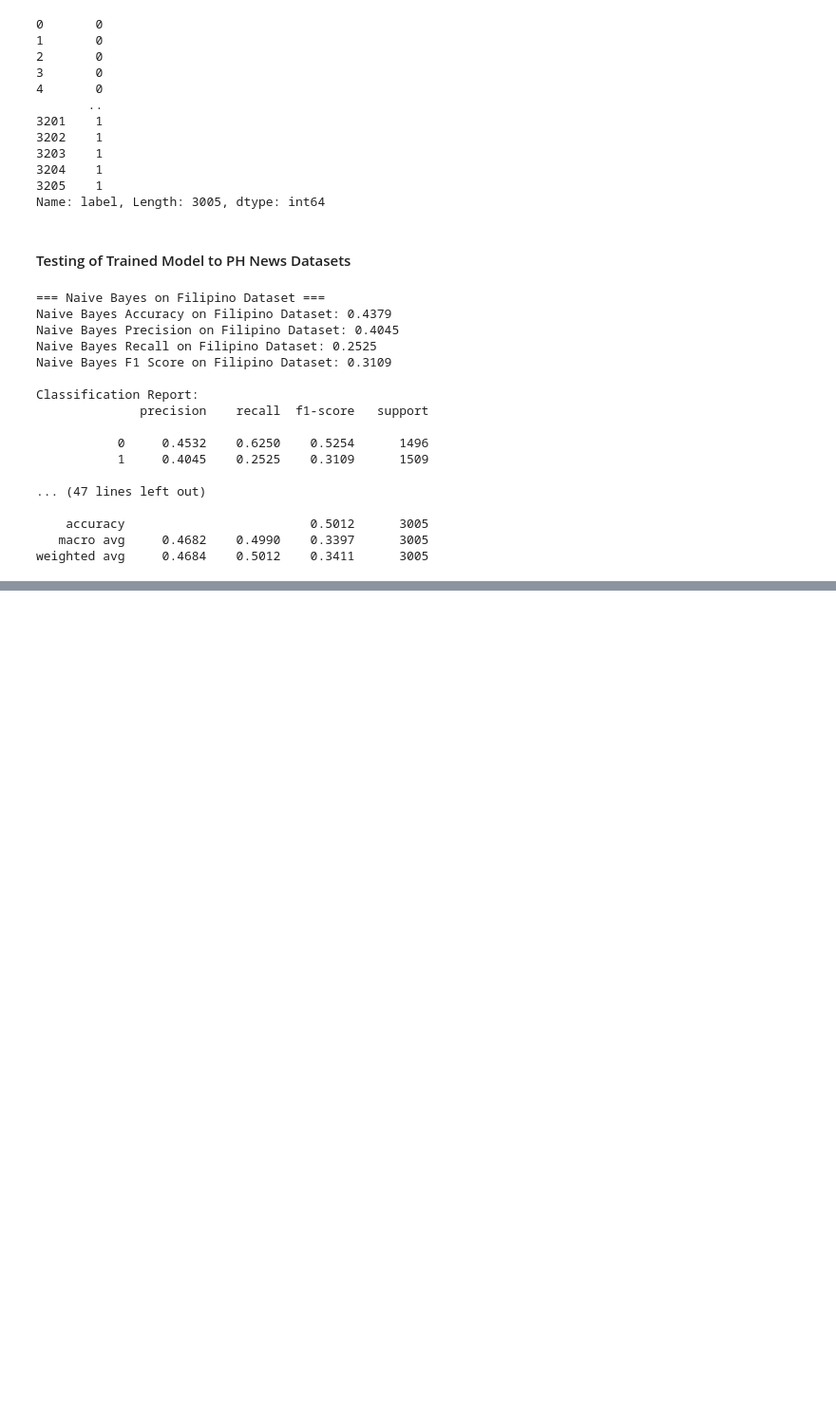
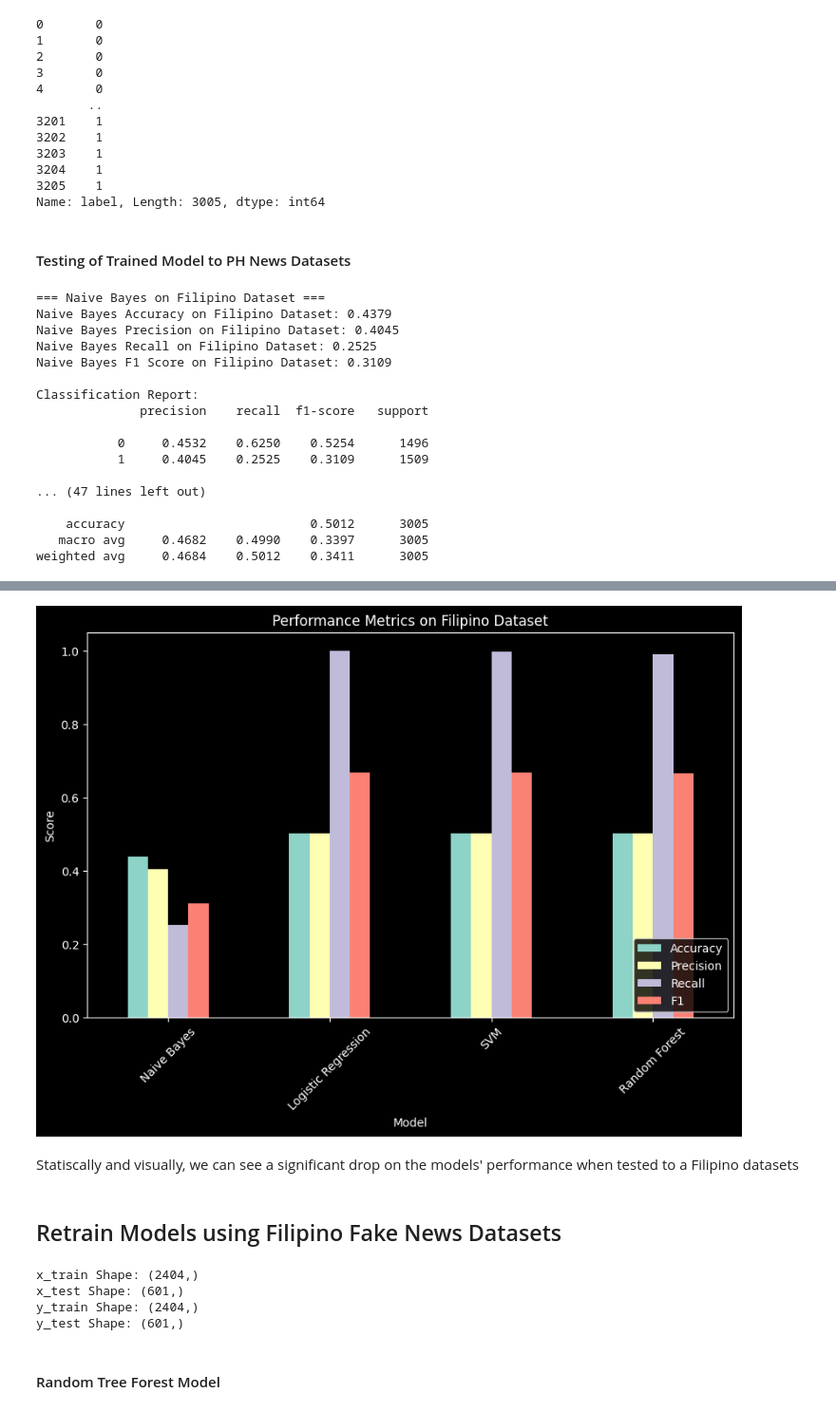
Before and after one commit to xRomory/CCMACLRL_COM231ML_PROJECT, a Jupyter notebook: fake_news/fake_news_detection.ipynb, the cells around one changed output, grey strips where cells are left out. Shown at 95% size. Saved outputs shown, nothing was run; the diff lists cells and outputs as text; code cells hidden in the pictures; blank space fills up the shorter version.

```diff
--- a/fake_news/fake_news_detection.ipynb
+++ b/fake_news/fake_news_detection.ipynb
@@ -1120,0 +1151,40 @@ weighted avg     0.4684    0.5012    0.3411      3005
+# %%
+metrics = pd.DataFrame({
+    "Model": models,
+    "Accuracy": [0.4379, 0.5022, 0.5018, 0.5012],
+    "Precision": [0.4045, 0.5022, 0.5020, 0.5017],
+    "Recall": [0.2525, 1.0000, 0.9980, 0.9914],
+    "F1": [0.3109, 0.6686, 0.6680, 0.6662]
+})
+
+metrics.plot(x="Model", kind="bar", figsize=(10,6))
+plt.title("Performance Metrics on Filipino Dataset")
+plt.ylabel("Score")
+plt.xticks(rotation=45)
+plt.legend(loc="lower right")
+plt.show()
+# %% [output]
+[figure, added]
+# %% [markdown]
+Statiscally and visually, we can see a significant drop on the models' performance when tested to a Filipino datasets
+# %% [markdown]
+## Retrain Models using Filipino Fake News Datasets
+# %%
+ph_x_train, ph_x_test, ph_y_train, ph_y_test = train_test_split(
+    ph_data_text,
+    ph_data_target,
+    test_size=0.2,
+    random_state=42
+)
+
+print("x_train Shape:", ph_x_train.shape)
+print("x_test Shape:", ph_x_test.shape)
+print("y_train Shape:", ph_y_train.shape)
+print("y_test Shape:", ph_y_test.shape)
+# %% [output]
+x_train Shape: (2404,)
+x_test Shape: (601,)
+y_train Shape: (2404,)
+y_test Shape: (601,)
+# %% [markdown]
+#### Random Tree Forest Model
```
Also changed, not shown: parts of 7 cells of this notebook.
